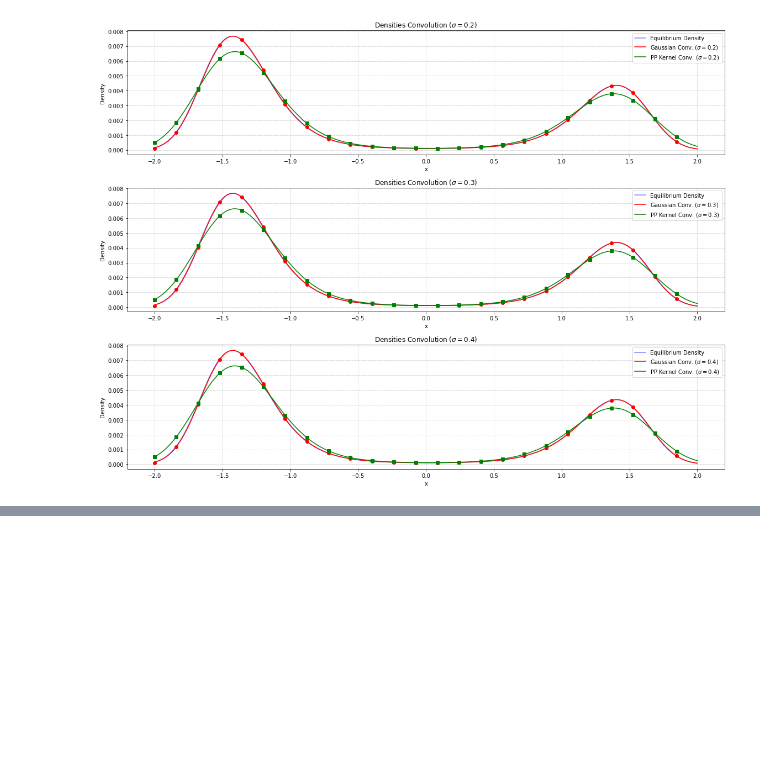
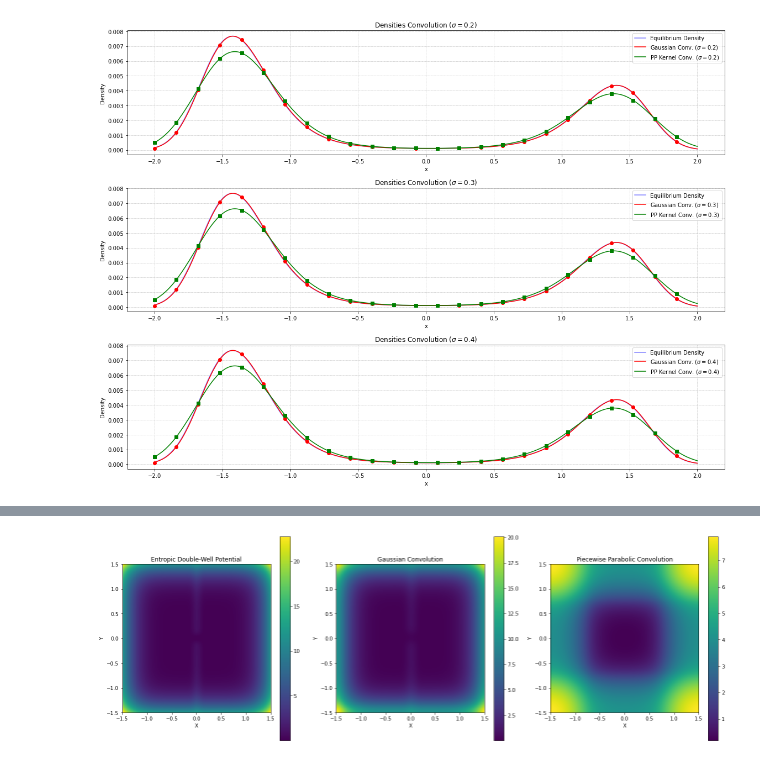
Before and after one commit to grarchana/bdld, a Jupyter notebook: trial/test_comparison_Gaussian_PiecewiseParabolicKernel_1Dpotential.ipynb, the cells around one changed output, grey strips where cells are left out. Cells and saved outputs as stored; diff of their text form; code cells hidden in the pictures; blank space fills up the shorter version.

Commit message:
edit in test_comparison_Gaussian_PiecewiseParabolicKernel_1Dpotential

```diff
--- a/trial/test_comparison_Gaussian_PiecewiseParabolicKernel_1Dpotential.ipynb
+++ b/trial/test_comparison_Gaussian_PiecewiseParabolicKernel_1Dpotential.ipynb
@@ -343,0 +394,85 @@ plt.show()
+# %%
+import numpy as np
+import matplotlib.pyplot as plt
+from scipy.signal import convolve2d
+
+def gaussian_kernel_2d(size: int, sigma: float) -> np.ndarray:
+    """Generate a 2D Gaussian kernel."""
+    x = np.linspace(-size // 2, size // 2, size)
+    X, Y = np.meshgrid(x, x)
+    kernel = np.exp(-(X**2 + Y**2) / (2 * sigma**2))
+    return kernel / kernel.sum()
+
+def piecewise_parabolic_kernel_2d(size: int, sigma: float) -> np.ndarray:
+    """Generate a 2D piecewise parabolic kernel with compact support."""
+    x = np.linspace(-sigma, sigma, size)
+    X, Y = np.meshgrid(x, x)
+
+    def f(xi, yi):
+        """Piecewise function for 2D kernel"""
+        if -sigma <= xi < -sigma / 2 and -sigma <= yi < -sigma / 2:
+            return (2 / sigma**2) * (1 + xi / sigma)**2 * (1 + yi / sigma)**2
+        elif -sigma / 2 <= xi <= sigma / 2 and -sigma / 2 <= yi <= sigma / 2:
+            return (1 / sigma**2) - (2 / sigma**2) * (xi / sigma)**2 - (2 / sigma**2) * (yi / sigma)**2
+        elif sigma / 2 < xi <= sigma and sigma / 2 < yi <= sigma:
+            return (2 / sigma**2) * (1 - xi / sigma)**2 * (1 - yi / sigma)**2
+        else:
+            return 0
+
+    kernel = np.array([[f(xi, yi) for yi in x] for xi in x])
+    return kernel / kernel.sum()  # Normalize
+
+def entropic_double_well_potential_2d(x: np.ndarray, y: np.ndarray, sigma_x: float = 0.1, sigma_y: float = 0.1, a: float = 1.0) -> np.ndarray:
+    """Compute the 2D Entropic Double-Well Potential."""
+    return a * (x**6 + y**6 + np.exp(-((x / sigma_x) ** 2)) * (1 - np.exp(-((y / sigma_y) ** 2))))
+
+# Parameters
+size = 101  # Number of points in the kernel
+sigma =2.0  # Width of the kernel
+
+# Generate the 2D Gaussian and piecewise parabolic kernels
+gaussian_kernel_2d = gaussian_kernel_2d(size, sigma)
+pp_kernel_2d = piecewise_parabolic_kernel_2d(size, sigma)
+
+# Define the range and sample points
+x = np.linspace(-1.5, 1.5, 100)
+y = np.linspace(-1.5, 1.5, 100)
+X, Y = np.meshgrid(x, y)
+
+# Compute the Entropic Double-Well Potential
+potential_array = entropic_double_well_potential_2d(X, Y)
+
+# Perform convolutions
+conv_gaussian = convolve2d(potential_array, gaussian_kernel_2d, mode='same', boundary='wrap')
+conv_pp = convolve2d(potential_array, pp_kernel_2d, mode='same', boundary='wrap')
+
+# Plotting the results
+fig, axes = plt.subplots(1, 3, figsize=(18, 6), facecolor='white')
+
+# Original potential
+cax1 = axes[0].imshow(potential_array, extent=[-1.5, 1.5, -1.5, 1.5], origin='lower', cmap='viridis')
+axes[0].set_title('Entropic Double-Well Potential')
+axes[0].set_xlabel('X')
+axes[0].set_ylabel('Y')
+fig.colorbar(cax1, ax=axes[0], orientation='vertical')
+
+# Convolution with Gaussian kernel
+cax2 = axes[1].imshow(conv_gaussian, extent=[-1.5, 1.5, -1.5, 1.5], origin='lower', cmap='viridis')
+axes[1].set_title('Gaussian Convolution')
+axes[1].set_xlabel('X')
+axes[1].set_ylabel('Y')
+fig.colorbar(cax2, ax=axes[1], orientation='vertical')
+
+# Convolution with Piecewise Parabolic kernel
+cax3 = axes[2].imshow(conv_pp, extent=[-1.5, 1.5, -1.5, 1.5], origin='lower', cmap='viridis')
+axes[2].set_title('Piecewise Parabolic Convolution')
+axes[2].set_xlabel('X')
+axes[2].set_ylabel('Y')
+fig.colorbar(cax3, ax=axes[2], orientation='vertical')
+
+# Save the figure
+plt.tight_layout()
+plt.savefig('entropic_double_well_potential_convolutions.png', facecolor='white')
+plt.show()
+# %% [output]
+[figure, added]
```
Also changed, not shown: parts of 3 cells of this notebook, 5 other files.
